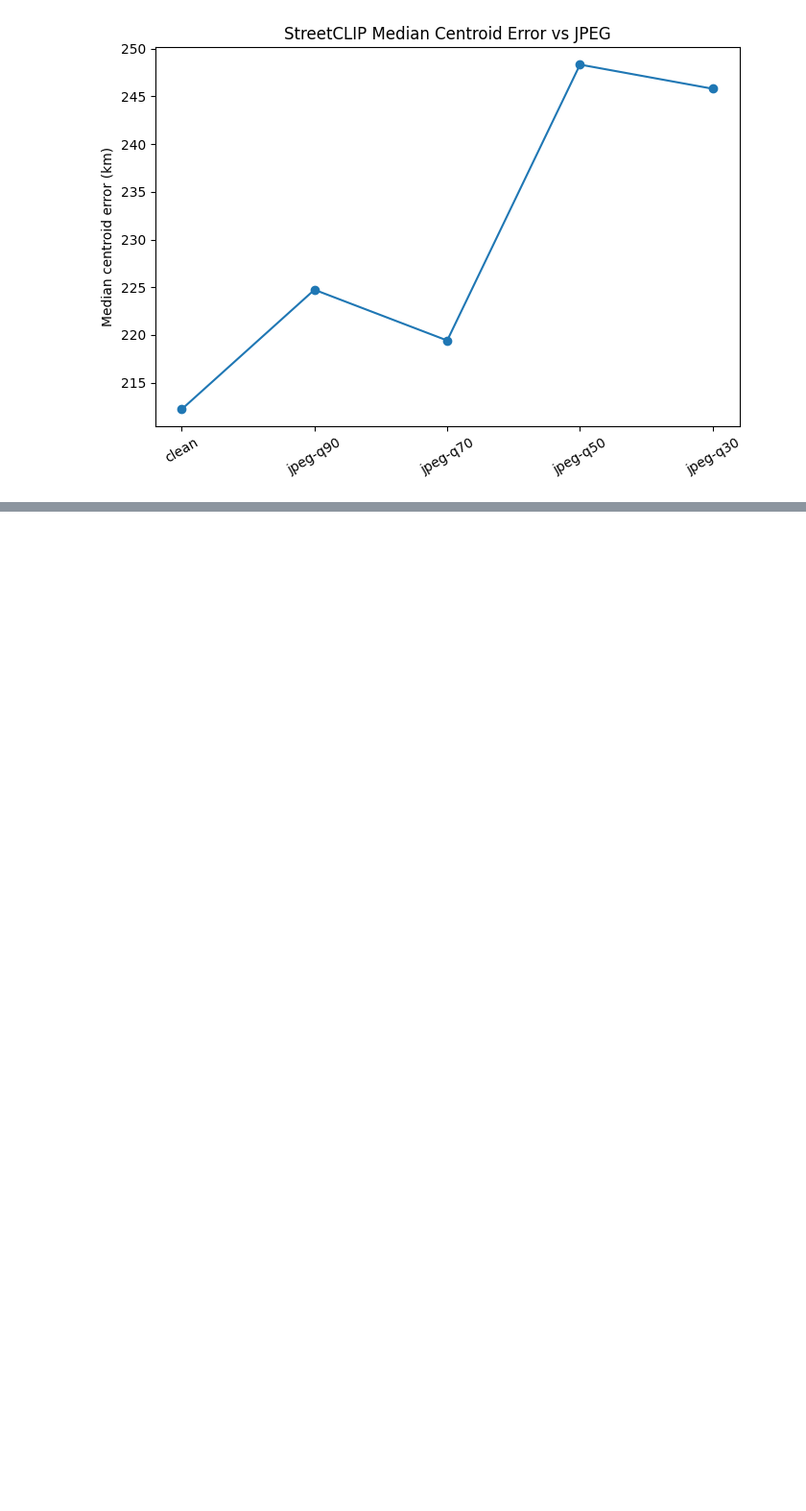
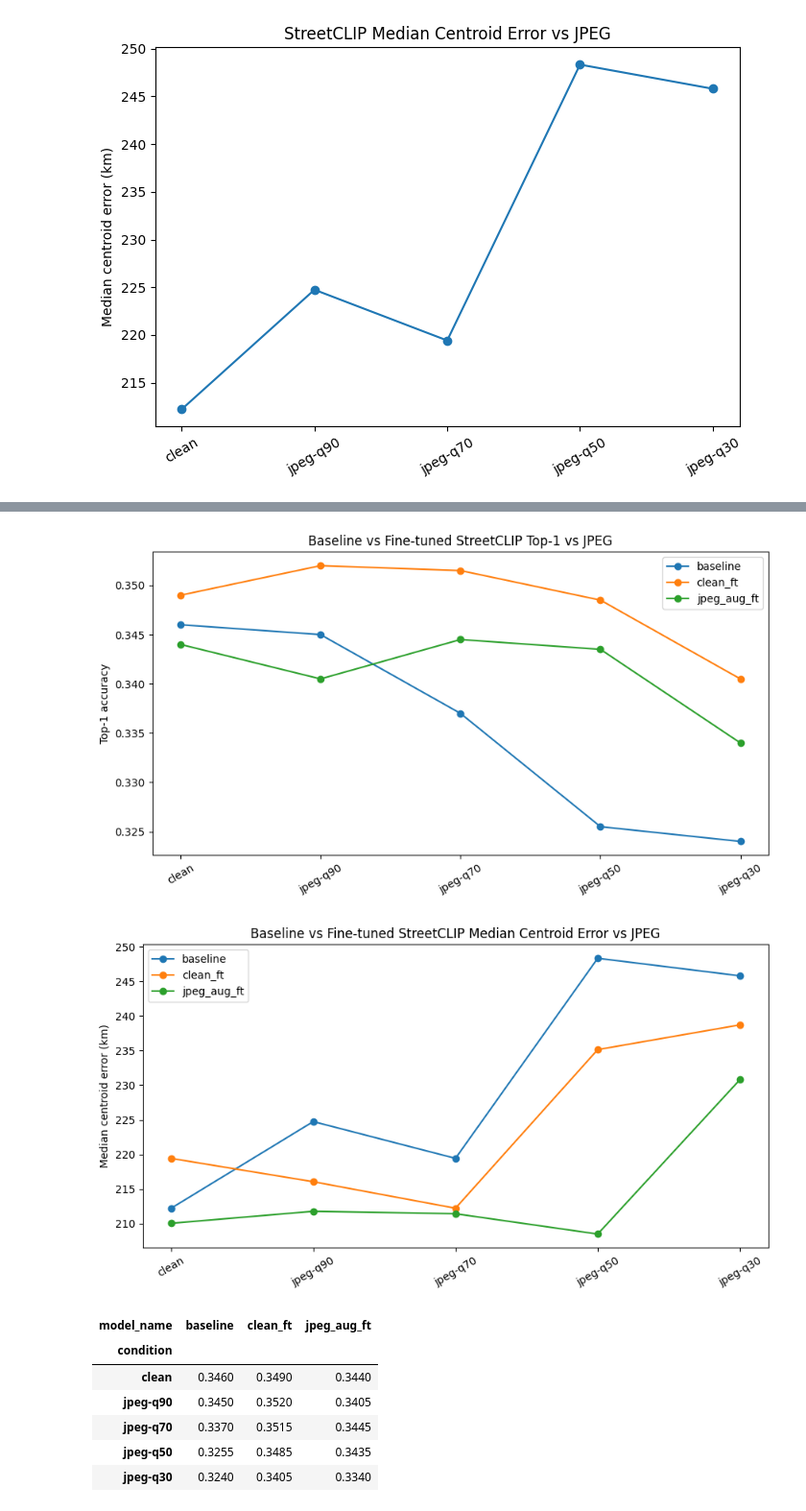
Before and after one commit to SmallChungus1/auto_geoguesser, a Jupyter notebook: notebooks/osv5m_geoclip_streetclip_eval_colab.ipynb, the cells around one changed output, grey strips where cells are left out. Shown at 96% size. Cells and saved outputs as stored; diff of their text form; code cells hidden in the pictures; blank space fills up the shorter version.

```diff
--- a/notebooks/osv5m_geoclip_streetclip_eval_colab.ipynb
+++ b/notebooks/osv5m_geoclip_streetclip_eval_colab.ipynb
@@ -534,0 +704,7 @@ plt.show()
+# %%
+baseline_summary_df = streetclip_summary_df.copy()
+baseline_summary_df.insert(0, "model_name", "baseline")
+
+combined_summary_df = pd.concat([baseline_summary_df, finetuned_summary_df], ignore_index=True)
+combined_summary_df.to_csv(DATA_DIR / "baseline_and_finetuned_streetclip_summary.csv", index=False)
+display(combined_summary_df)
@@ -534,0 +728,37 @@ plt.show()
+# %%
+plot_order = ["clean", "jpeg-q90", "jpeg-q70", "jpeg-q50", "jpeg-q30"]
+
+plt.figure(figsize=(9, 5))
+for model_name, group in combined_summary_df.groupby("model_name", sort=False):
+    plot_df = group.set_index("condition").loc[plot_order].reset_index()
+    plt.plot(plot_df["condition"], plot_df["top1_accuracy"], marker="o", label=model_name)
+plt.title("Baseline vs Fine-tuned StreetCLIP Top-1 vs JPEG")
+plt.ylabel("Top-1 accuracy")
+plt.xticks(rotation=30)
+plt.legend()
+plt.tight_layout()
+plt.show()
+
+plt.figure(figsize=(9, 5))
+for model_name, group in combined_summary_df.groupby("model_name", sort=False):
+    plot_df = group.set_index("condition").loc[plot_order].reset_index()
+    plt.plot(plot_df["condition"], plot_df["median_centroid_error_km"], marker="o", label=model_name)
+plt.title("Baseline vs Fine-tuned StreetCLIP Median Centroid Error vs JPEG")
+plt.ylabel("Median centroid error (km)")
+plt.xticks(rotation=30)
+plt.legend()
+plt.tight_layout()
+plt.show()
+
+pivot_top1 = combined_summary_df.pivot(index="condition", columns="model_name", values="top1_accuracy").loc[plot_order]
+display(pivot_top1)
+# %% [output]
+[figure, added]
+[figure, added]
+| model_name | baseline | clean_ft | jpeg_aug_ft |
+| condition |  |  |  |
+| clean | 0.3460 | 0.3490 | 0.3440 |
+| jpeg-q90 | 0.3450 | 0.3520 | 0.3405 |
+| jpeg-q70 | 0.3370 | 0.3515 | 0.3445 |
+| jpeg-q50 | 0.3255 | 0.3485 | 0.3435 |
+| jpeg-q30 | 0.3240 | 0.3405 | 0.3340 |
```
Also changed, not shown: parts of 8 cells of this notebook.
